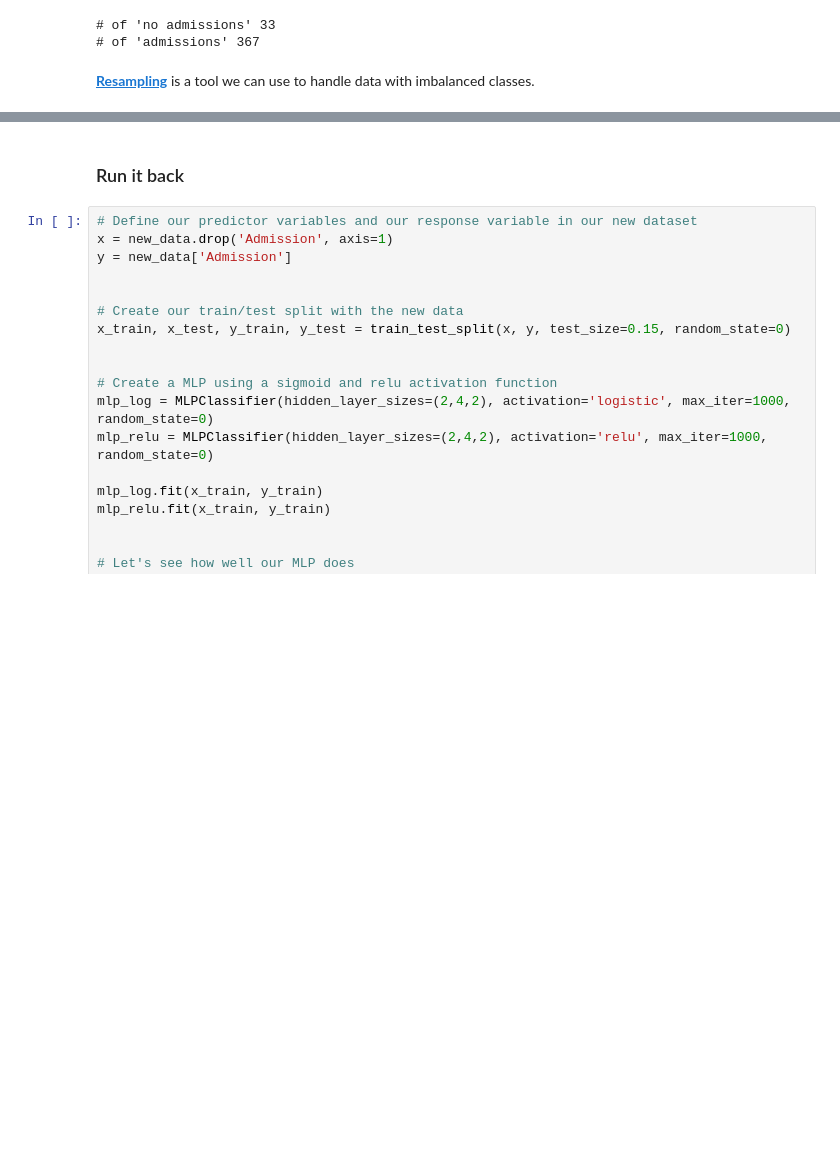
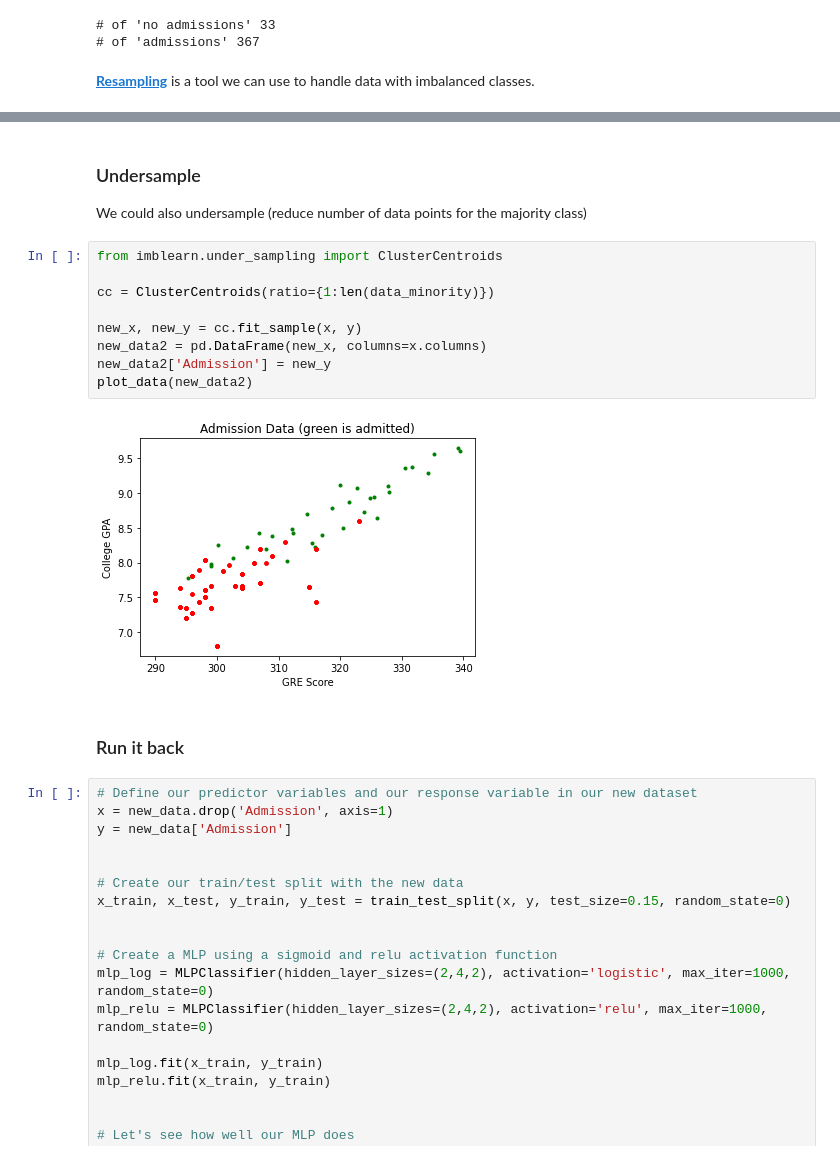
Before and after one commit to vt-ai-ml-club/repo, a Jupyter notebook: Fall2020/MultilayerPerceptron/MLP.ipynb, the cells around one changed output, grey strips where cells are left out. Saved outputs shown, nothing was run; the diff lists cells and outputs as text; blank space fills up the shorter version.

```diff
--- a/Fall2020/MultilayerPerceptron/MLP.ipynb
+++ b/Fall2020/MultilayerPerceptron/MLP.ipynb
@@ -113,3 +146,17 @@ new_data = pd.concat([data_majority, data_minority_upsampled])
+# %% [markdown]
+### Undersample
+We could also undersample (reduce number of data points for the majority class)
+# %%
+from imblearn.under_sampling import ClusterCentroids
+
+cc = ClusterCentroids(ratio={1:len(data_minority)})
+
+new_x, new_y = cc.fit_sample(x, y)
+new_data2 = pd.DataFrame(new_x, columns=x.columns)
+new_data2['Admission'] = new_y
+plot_data(new_data2)
+# %% [output]
+[figure, added]
 # %% [markdown]
 ### Run it back
 # %%
```
Also changed, not shown: parts of 6 cells of this notebook.
